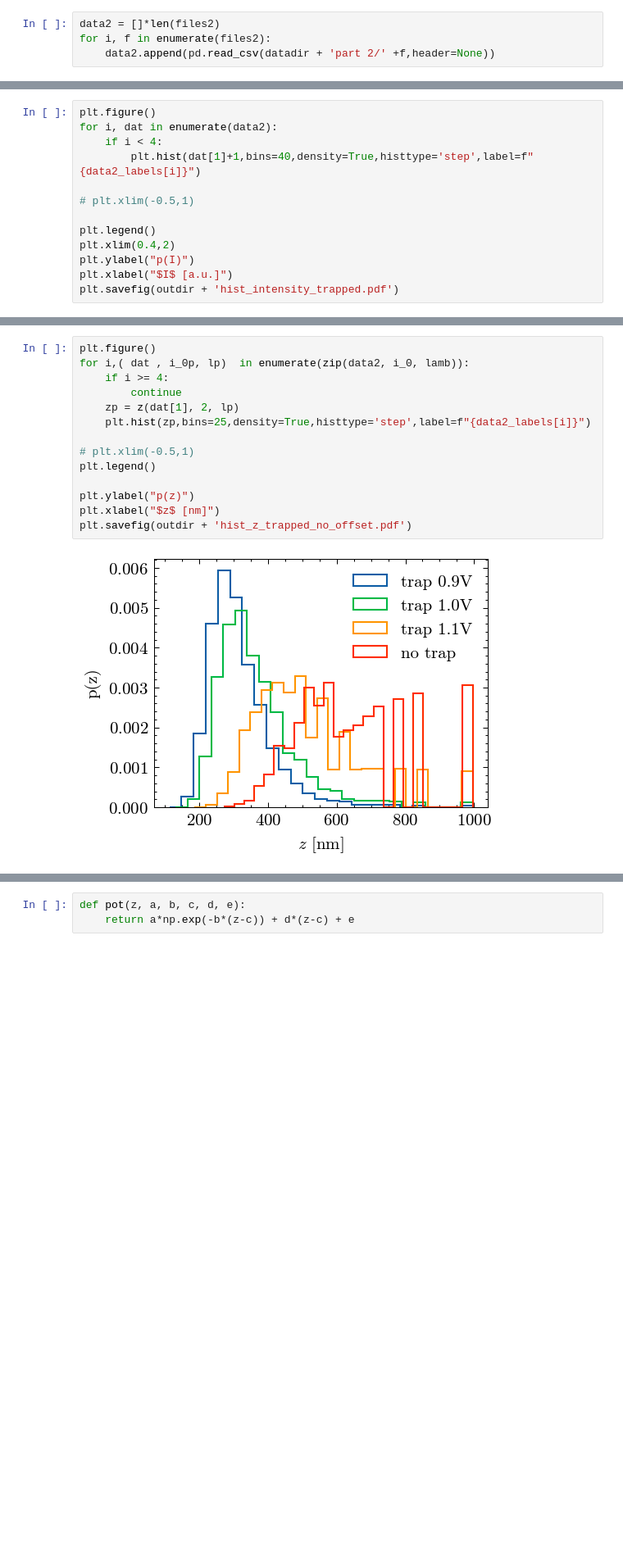
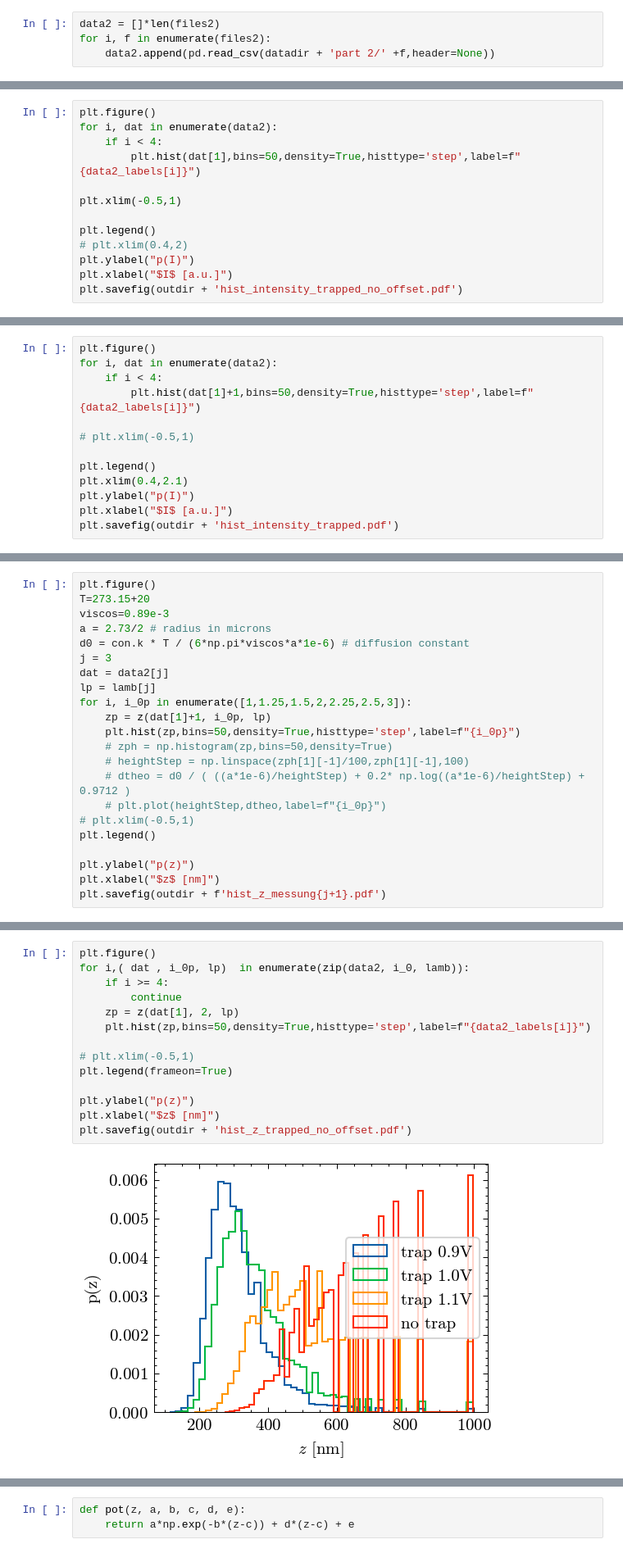
Before and after one commit to emhl/FP2, a Jupyter notebook: evaneszenz.ipynb, the cells around one changed output, grey strips where cells are left out. Shown: that part at 82% size. Cells and saved outputs as stored; diff of their text form; blank space fills up the shorter version.

```diff
--- a/evaneszenz.ipynb
+++ b/evaneszenz.ipynb
@@ -147,0 +148,13 @@ plt.savefig(outdir + 'hist_intensity_no_offset.pdf')
+# %%
+plt.figure()
+for i, dat in enumerate(data2):
+    if i < 4:
+        plt.hist(dat[1],bins=50,density=True,histtype='step',label=f"{data2_labels[i]}")
+
+plt.xlim(-0.5,1)
+
+plt.legend()
+# plt.xlim(0.4,2)
+plt.ylabel("p(I)")
+plt.xlabel("$I$ [a.u.]")
+plt.savefig(outdir + 'hist_intensity_trapped_no_offset.pdf')
@@ -149,12 +164,12 @@ plt.savefig(outdir + 'hist_intensity_no_offset.pdf')
 plt.figure()
 for i, dat in enumerate(data2):
     if i < 4:
-        plt.hist(dat[1]+1,bins=40,density=True,histtype='step',label=f"{data2_labels[i]}")
+        plt.hist(dat[1]+1,bins=50,density=True,histtype='step',label=f"{data2_labels[i]}")
 
 # plt.xlim(-0.5,1)
 
 plt.legend()
-plt.xlim(0.4,2)
+plt.xlim(0.4,2.1)
 plt.ylabel("p(I)")
 plt.xlabel("$I$ [a.u.]")
 plt.savefig(outdir + 'hist_intensity_trapped.pdf')
@@ -178,0 +194,22 @@ plt.savefig(outdir + 'hist_intensity_lambda.pdf')
+# %%
+plt.figure()
+T=273.15+20
+viscos=0.89e-3
+a = 2.73/2 # radius in microns
+d0 = con.k * T / (6*np.pi*viscos*a*1e-6) # diffusion constant
+j = 3
+dat = data2[j]
+lp = lamb[j]
+for i, i_0p in enumerate([1,1.25,1.5,2,2.25,2.5,3]):
+    zp = z(dat[1]+1, i_0p, lp)
+    plt.hist(zp,bins=50,density=True,histtype='step',label=f"{i_0p}")
+    # zph = np.histogram(zp,bins=50,density=True)
+    # heightStep = np.linspace(zph[1][-1]/100,zph[1][-1],100)
+    # dtheo = d0 / ( ((a*1e-6)/heightStep) + 0.2* np.log((a*1e-6)/heightStep) + 0.9712 )
+    # plt.plot(heightStep,dtheo,label=f"{i_0p}")
+# plt.xlim(-0.5,1)
+plt.legend()
+
+plt.ylabel("p(z)")
+plt.xlabel("$z$ [nm]")
+plt.savefig(outdir + f'hist_z_messung{j+1}.pdf')
@@ -179,19 +218,19 @@ plt.savefig(outdir + 'hist_intensity_lambda.pdf')
 # %%
 plt.figure()
 for i,( dat , i_0p, lp)  in enumerate(zip(data2, i_0, lamb)):
     if i >= 4:
         continue
     zp = z(dat[1], 2, lp)
-    plt.hist(zp,bins=25,density=True,histtype='step',label=f"{data2_labels[i]}")
+    plt.hist(zp,bins=50,density=True,histtype='step',label=f"{data2_labels[i]}")
 
 # plt.xlim(-0.5,1)
-plt.legend()
+plt.legend(frameon=True)
 
 plt.ylabel("p(z)")
 plt.xlabel("$z$ [nm]")
 plt.savefig(outdir + 'hist_z_trapped_no_offset.pdf')
 # %% [output]
-[figure, old version]
+[figure, new version]
 # %%
 plt.figure()
 for i,( dat , i_0p, lp)  in enumerate(zip(data2, i_0, lamb)):
```
Also changed, not shown: parts of 17 cells of this notebook.
